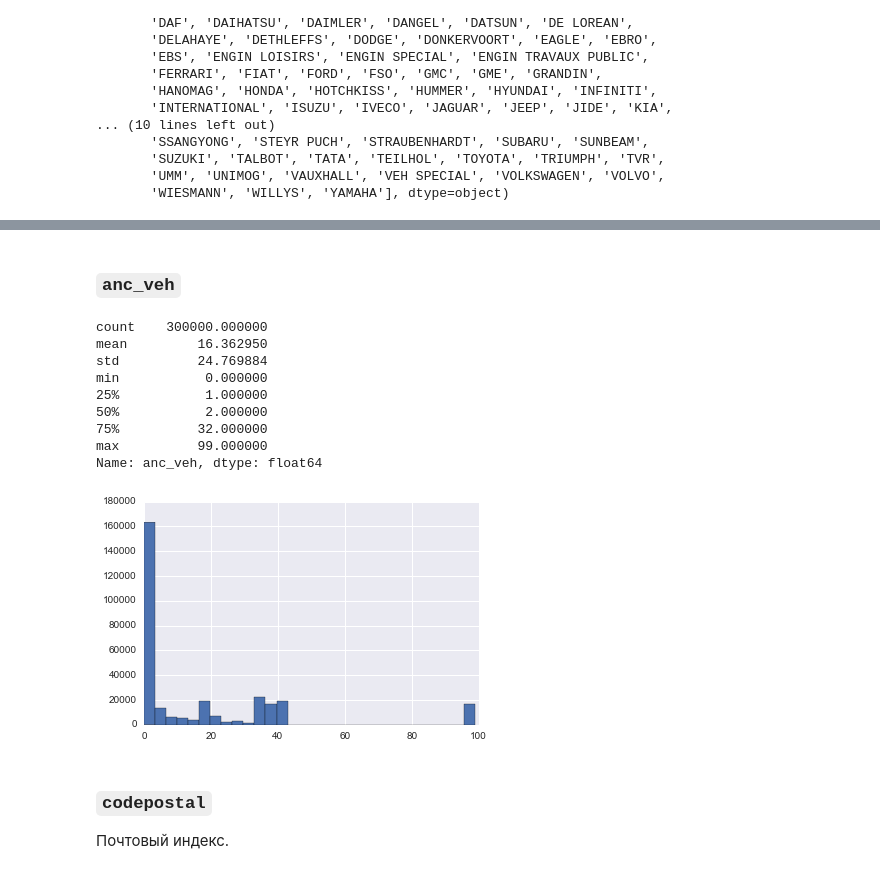
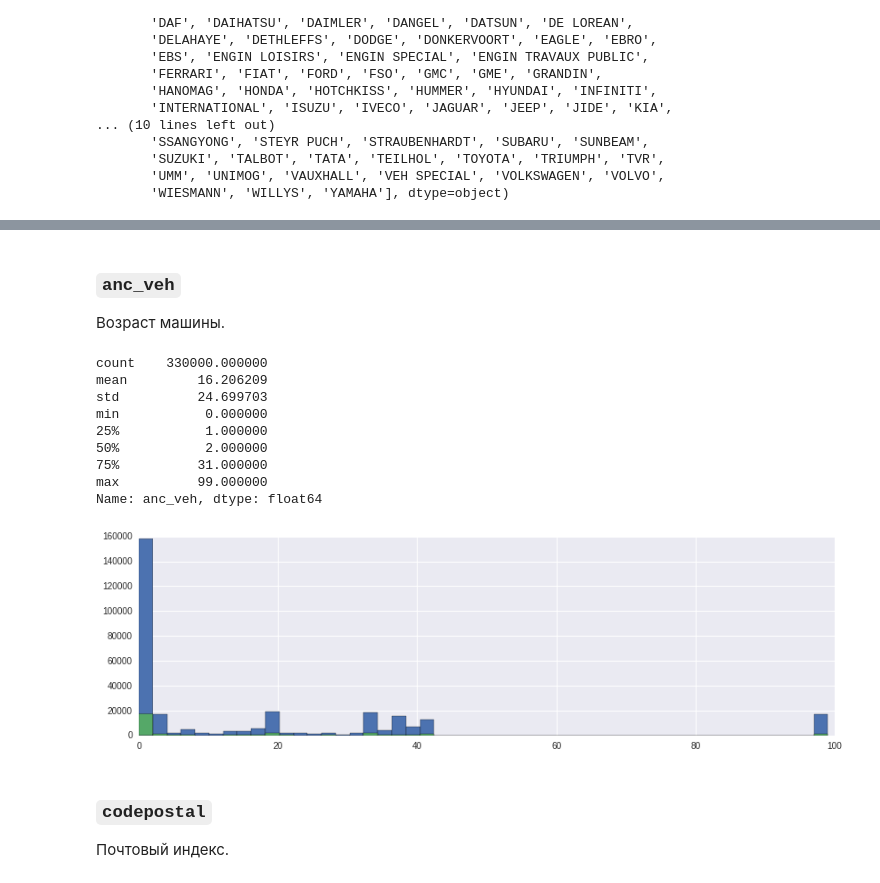
Before and after one commit to demidovakatya/competitions, a Jupyter notebook: exploratory_data_analysis.ipynb, the cells around one changed output, grey strips where cells are left out. Drawn from its saved outputs; the diff is of its cells as text; code cells hidden in the pictures.

```diff
--- a/exploratory_data_analysis.ipynb
+++ b/exploratory_data_analysis.ipynb
@@ -274,19 +286,23 @@ X[X.puis_fiscale > 50]
 # %% [markdown]
 ### `anc_veh`
+
+Возраст машины.
 # %%
-print(X.anc_veh.describe())
-X.anc_veh.hist(bins = 30);
+print(df.anc_veh.describe())
+plt.figure(figsize = (14, 4))
+X.anc_veh.hist(bins = 49);
+X_test.anc_veh.hist(bins = 49);
 # %% [output]
-count    300000.000000
-mean         16.362950
-std          24.769884
+count    330000.000000
+mean         16.206209
+std          24.699703
 min           0.000000
 25%           1.000000
 50%           2.000000
-75%          32.000000
+75%          31.000000
 max          99.000000
 Name: anc_veh, dtype: float64
-[figure, old version]
+[figure, new version]
 # %% [markdown]
 ### `codepostal`
 
```
Also changed, not shown: parts of 15 cells of this notebook.
